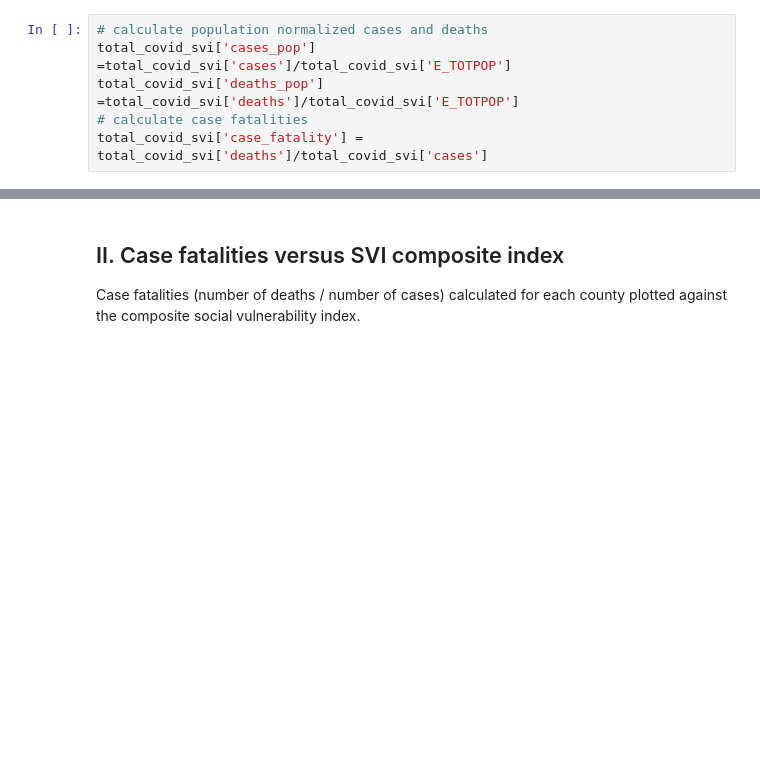
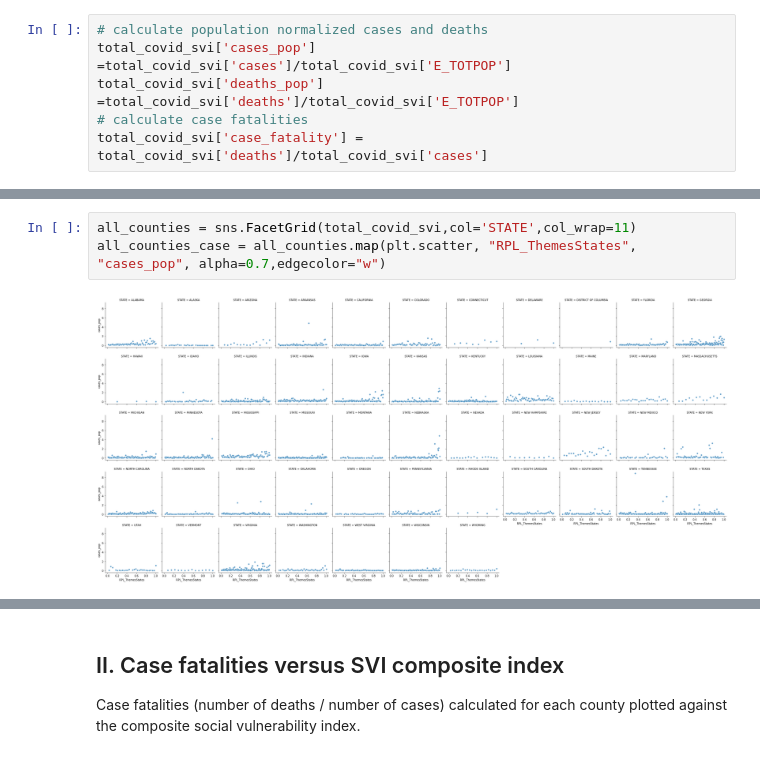
Before and after one commit to CenterForSpatialResearch/community_health_workers, a Jupyter notebook: 07_svi_covid.ipynb, the cells around one changed output, grey strips where cells are left out. Saved outputs shown, nothing was run; the diff lists cells and outputs as text; blank space fills up the shorter version.

Commit message:
additional plots

```diff
--- a/07_svi_covid.ipynb
+++ b/07_svi_covid.ipynb
@@ -48,0 +53,5 @@ total_covid_svi['case_fatality'] = total_covid_svi['deaths']/total_covid_svi['ca
+# %%
+all_counties = sns.FacetGrid(total_covid_svi,col='STATE',col_wrap=11)
+all_counties_case = all_counties.map(plt.scatter, "RPL_ThemesStates", "cases_pop", alpha=0.7,edgecolor="w")
+# %% [output]
+[figure, added]
```
Also changed, not shown: parts of 3 cells of this notebook.
